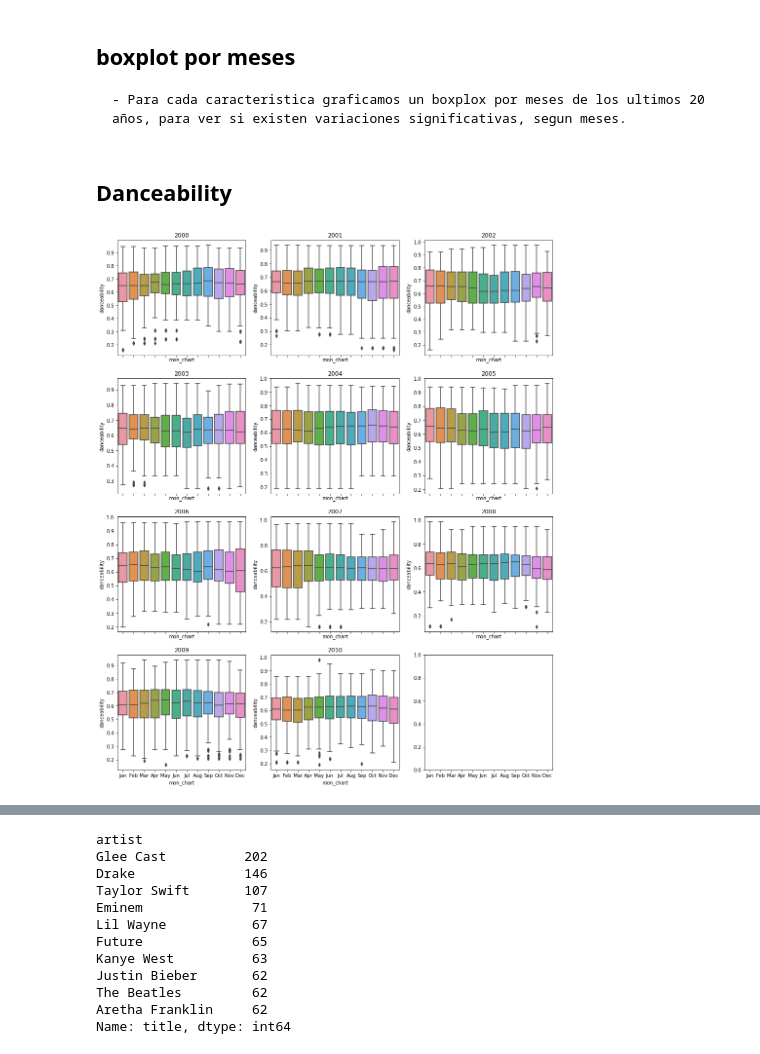
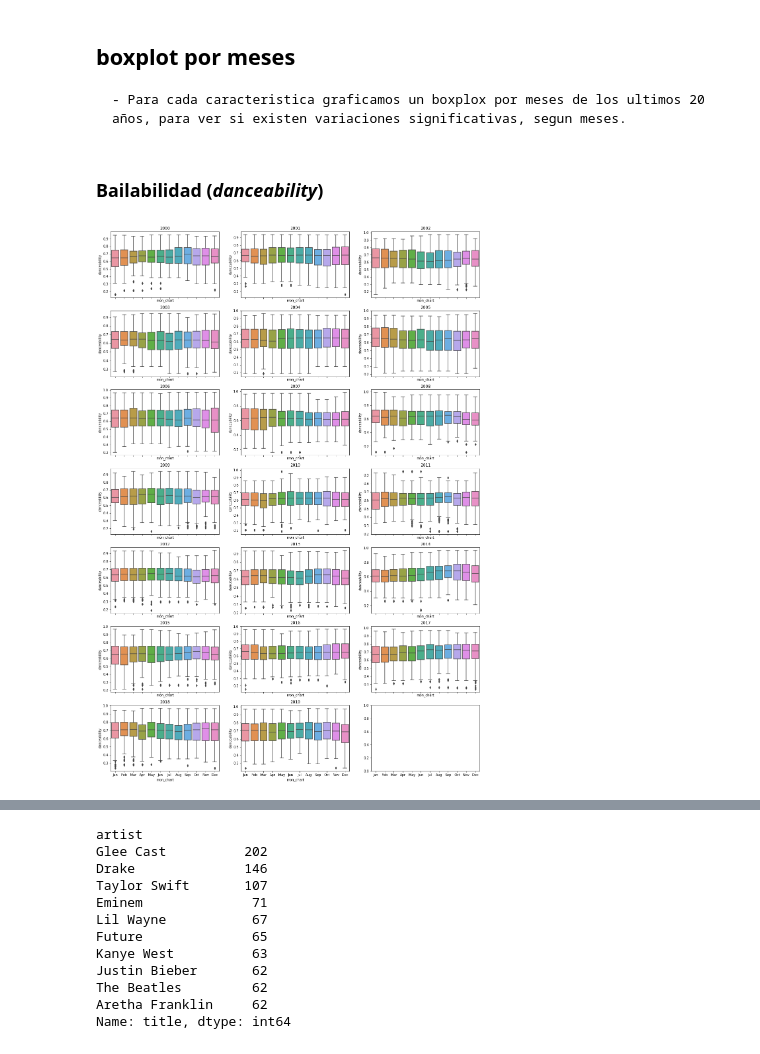
Before and after one commit to luislgm/Music_Hit_Predictor_TFM, a Jupyter notebook: Hit_Data_Analysis/1_hit_analysis.ipynb, the cells around one changed output, grey strips where cells are left out. Saved outputs shown, nothing was run; the diff lists cells and outputs as text; code cells hidden in the pictures.

Commit message:
Correction are made in the plot of the results, comments are added

```diff
--- a/Hit_Data_Analysis/1_hit_analysis.ipynb
+++ b/Hit_Data_Analysis/1_hit_analysis.ipynb
@@ -5,7 +41,5 @@ import matplotlib.pyplot as plt
 import seaborn as sns
 from collections import Counter
 import ast
-# %%
-plt.rcParams['figure.figsize'] = 10, 8
 # %%
 df_hits = pd.read_csv ("../Data/top_100_Billboard_1958_2020.csv",dtype={'song_lyrics':'string'})
@@ -101,24 +165,33 @@ chart.set_xticklabels(chart.get_xticklabels(), rotation=90);
 # %% [markdown]
 ## boxplot por meses
     - Para cada caracteristica graficamos un boxplox por meses de los ultimos 20 años, para ver si existen variaciones significativas, segun meses.
-# %% [markdown]
-## Danceability
+# %% [markdown]
+### Bailabilidad (*danceability*)
 # %%
 df_hits['date_chart'] = pd.to_datetime(df_hits['date_chart'])
 # %%
 df_hits.insert(4, 'mon_chart', df_hits['date_chart'].dt.strftime('%b'))
 # %%
-f, axes = plt.subplots(4, 3, figsize=(16, 20), sharex=True)
+f, axes = plt.subplots(7, 3, figsize=(20, 30), sharex=True)
 sns.boxplot(x="mon_chart",y="danceability",data = df_hits [df_hits["year_chart"]==2000],ax=axes[0, 0]).set_title('2000');
 sns.boxplot(x="mon_chart",y="danceability",data = df_hits [df_hits["year_chart"]==2001],ax=axes[0, 1]).set_title('2001');
 sns.boxplot(x="mon_chart",y="danceability",data = df_hits [df_hits["year_chart"]==2002],ax=axes[0, 2]).set_title('2002');
 sns.boxplot(x="mon_chart",y="danceability",data = df_hits [df_hits["year_chart"]==2003],ax=axes[1, 0]).set_title('2003');
 sns.boxplot(x="mon_chart",y="danceability",data = df_hits [df_hits["year_chart"]==2004],ax=axes[1, 1]).set_title('2004');
 sns.boxplot(x="mon_chart",y="danceability",data = df_hits [df_hits["year_chart"]==2005],ax=axes[1, 2]).set_title('2005');
 sns.boxplot(x="mon_chart",y="danceability",data = df_hits [df_hits["year_chart"]==2006],ax=axes[2, 0]).set_title('2006');
 sns.boxplot(x="mon_chart",y="danceability",data = df_hits [df_hits["year_chart"]==2007],ax=axes[2, 1]).set_title('2007');
 sns.boxplot(x="mon_chart",y="danceability",data = df_hits [df_hits["year_chart"]==2008],ax=axes[2, 2]).set_title('2008');
 sns.boxplot(x="mon_chart",y="danceability",data = df_hits [df_hits["year_chart"]==2009],ax=axes[3, 0]).set_title('2009');
 sns.boxplot(x="mon_chart",y="danceability",data = df_hits [df_hits["year_chart"]==2010],ax=axes[3, 1]).set_title('2010');
+sns.boxplot(x="mon_chart",y="danceability",data = df_hits [df_hits["year_chart"]==2011],ax=axes[3, 2]).set_title('2011');
+sns.boxplot(x="mon_chart",y="danceability",data = df_hits [df_hits["year_chart"]==2012],ax=axes[4, 0]).set_title('2012');
+sns.boxplot(x="mon_chart",y="danceability",data = df_hits [df_hits["year_chart"]==2013],ax=axes[4, 1]).set_title('2013');
+sns.boxplot(x="mon_chart",y="danceability",data = df_hits [df_hits["year_chart"]==2014],ax=axes[4, 2]).set_title('2014');
+sns.boxplot(x="mon_chart",y="danceability",data = df_hits [df_hits["year_chart"]==2015],ax=axes[5, 0]).set_title('2015');
+sns.boxplot(x="mon_chart",y="danceability",data = df_hits [df_hits["year_chart"]==2016],ax=axes[5, 1]).set_title('2016');
+sns.boxplot(x="mon_chart",y="danceability",data = df_hits [df_hits["year_chart"]==2017],ax=axes[5, 2]).set_title('2017');
+sns.boxplot(x="mon_chart",y="danceability",data = df_hits [df_hits["year_chart"]==2018],ax=axes[6, 0]).set_title('2018');
+sns.boxplot(x="mon_chart",y="danceability",data = df_hits [df_hits["year_chart"]==2019],ax=axes[6, 1]).set_title('2019');
 # %% [output]
-[figure, old version]
+[figure, new version]
```
Also changed, not shown: parts of 122 cells of this notebook.
